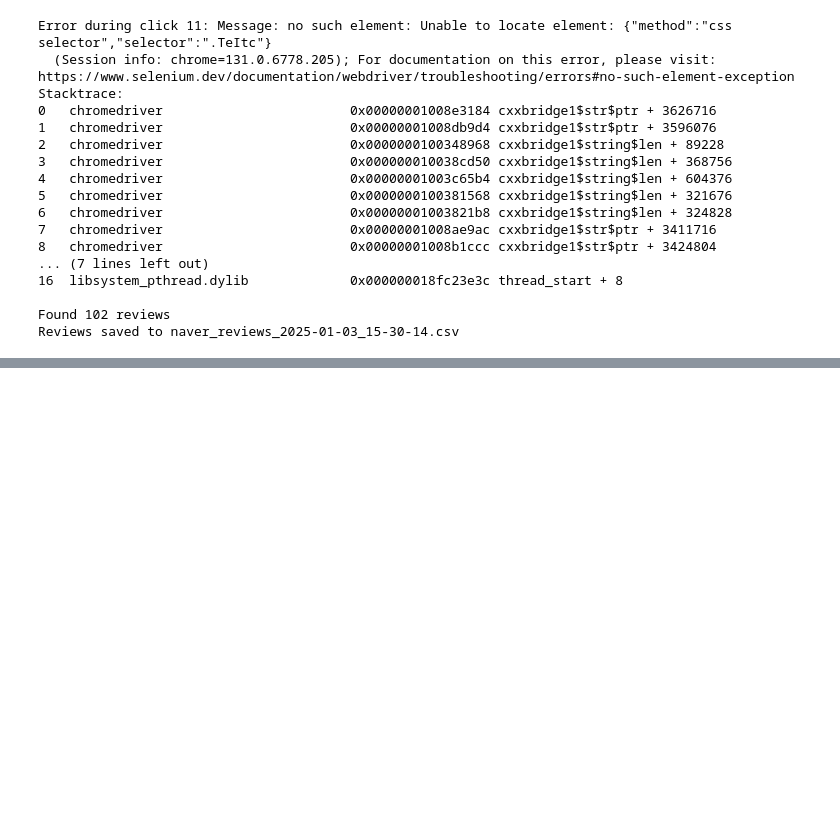
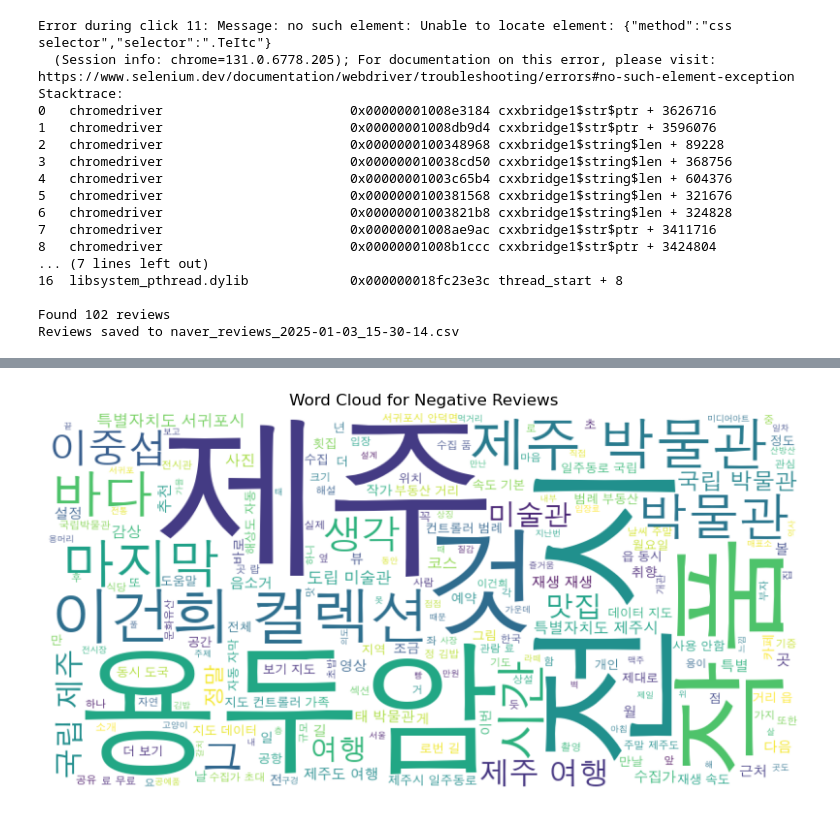
Before and after one commit to zzz54915/project, a Jupyter notebook: 2gyeong.ipynb, the cells around one changed output, grey strips where cells are left out. Saved outputs shown, nothing was run; the diff lists cells and outputs as text; code cells hidden in the pictures; blank space fills up the shorter version.

```diff
--- a/2gyeong.ipynb
+++ b/2gyeong.ipynb
@@ -406,0 +873,77 @@ print(tfidf_df)
+# %%
+import pandas as pd
+import re
+from konlpy.tag import Okt
+import matplotlib.pyplot as plt
+from wordcloud import WordCloud
+import json
+
+# 불용어 리스트 (필요에 따라 수정)
+stopwords = ['이', '가', '은', '는', '에', '의', '을', '를', '과', '와', '으로', '에서', '하고', '이상', '수']
+
+# 감성 사전 로드 함수
+def load_sentiment_dict(path):
+    with open(path, 'r', encoding='utf-8') as f:
+        sentiment_data = json.load(f)
+
+    # 단어와 감성 점수를 매핑 (polarity: 1, -1, 0)
+    sentiment_dict = {item['word']: int(item['polarity']) for item in sentiment_data}
+    return sentiment_dict
+
+# 텍스트 정제 함수
+def clean_text(text):
+    # 특수문자, 숫자 제거
+    text = re.sub(r'[^가-힣\s]', '', text)
+
+    # 형태소 분석기를 이용해 명사만 추출
+    okt = Okt()
+    nouns = okt.nouns(text)
+
+    # 불용어 제거
+    filtered_nouns = [noun for noun in nouns if noun not in stopwords]
+
+    # 단어들을 공백으로 연결
+    return ' '.join(filtered_nouns)
+
+# 감성 점수 계산 함수
+def sentiment_score(text, sentiment_dict):
+    score = 0
+    words = text.split()
+    for word in words:
+        if word in sentiment_dict:
+            score += sentiment_dict[word]
+    return score
+
+# 감성 사전 로드
+sentiment_dict = load_sentiment_dict('data/SentiWord_info.json')
+
+# CSV 파일 불러오기
+df = pd.read_csv('data/국립제주박물관_contents.csv')
+
+# 'content' 열의 텍스트 정제
+df['cleaned_content'] = df['content'].apply(clean_text)
+
+# 감성 점수 계산
+df['sentiment_score'] = df['cleaned_content'].apply(lambda x: sentiment_score(x, sentiment_dict))
+
+# 감성 점수가 낮은 리뷰만 필터링 (예: 감성 점수가 -5 이하인 리뷰)
+negative_reviews = df[df['sentiment_score'] > 5]
+
+# 감성 점수가 낮은 리뷰들의 텍스트를 합침
+negative_text = ' '.join(negative_reviews['cleaned_content'])
+
+# 한글 폰트 경로 지정 (윈도우, macOS, 리눅스에 맞게 경로 수정 필요)
+font_path = '/Library/Fonts/AppleGothic.ttf'
+# 다른 시스템에서 한글을 지원하는 폰트를 경로에 맞게 수정하세요
+
+# 워드 클라우드 생성
+wordcloud = WordCloud(font_path=font_path, width=800, height=400, background_color='white').generate(negative_text)
+
+# 워드 클라우드 시각화
+plt.figure(figsize=(10, 6))
+plt.imshow(wordcloud, interpolation='bilinear')
+plt.axis('off')
+plt.title('Word Cloud for Negative Reviews')
+plt.show()
+# %% [output]
+[figure, added]
```
Also changed, not shown: parts of 16 cells of this notebook, 8 other files.
